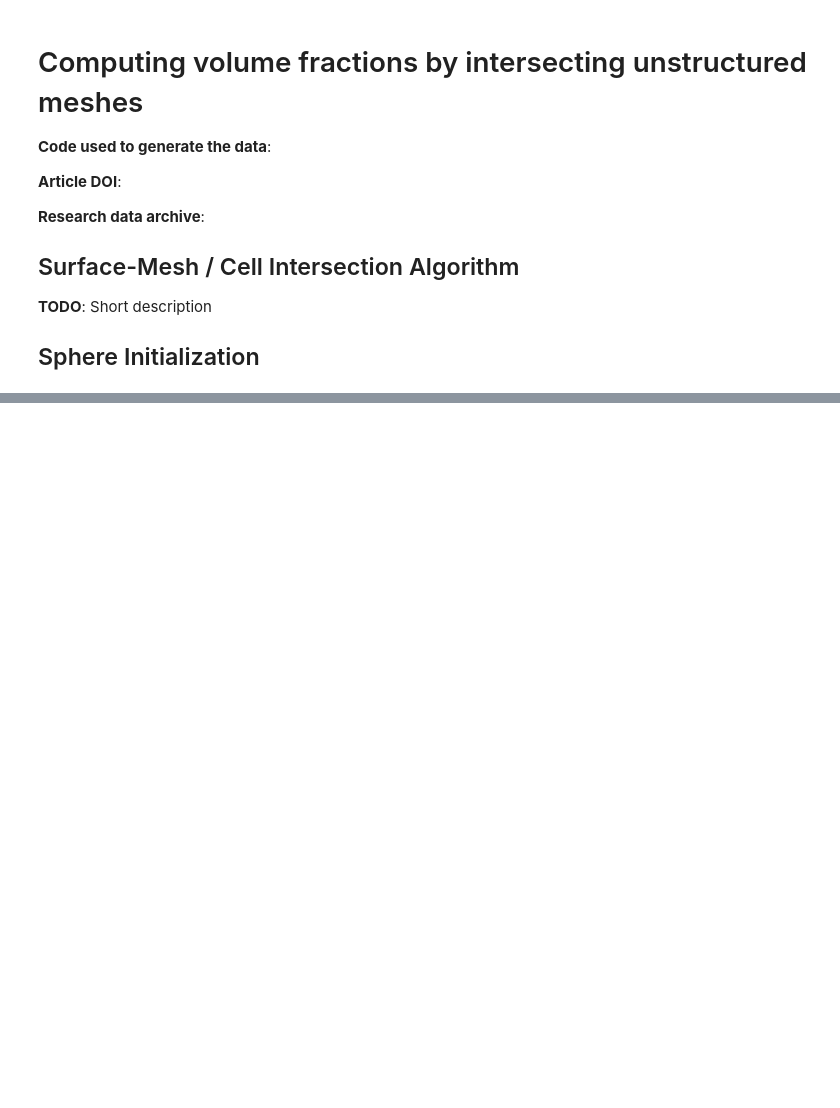
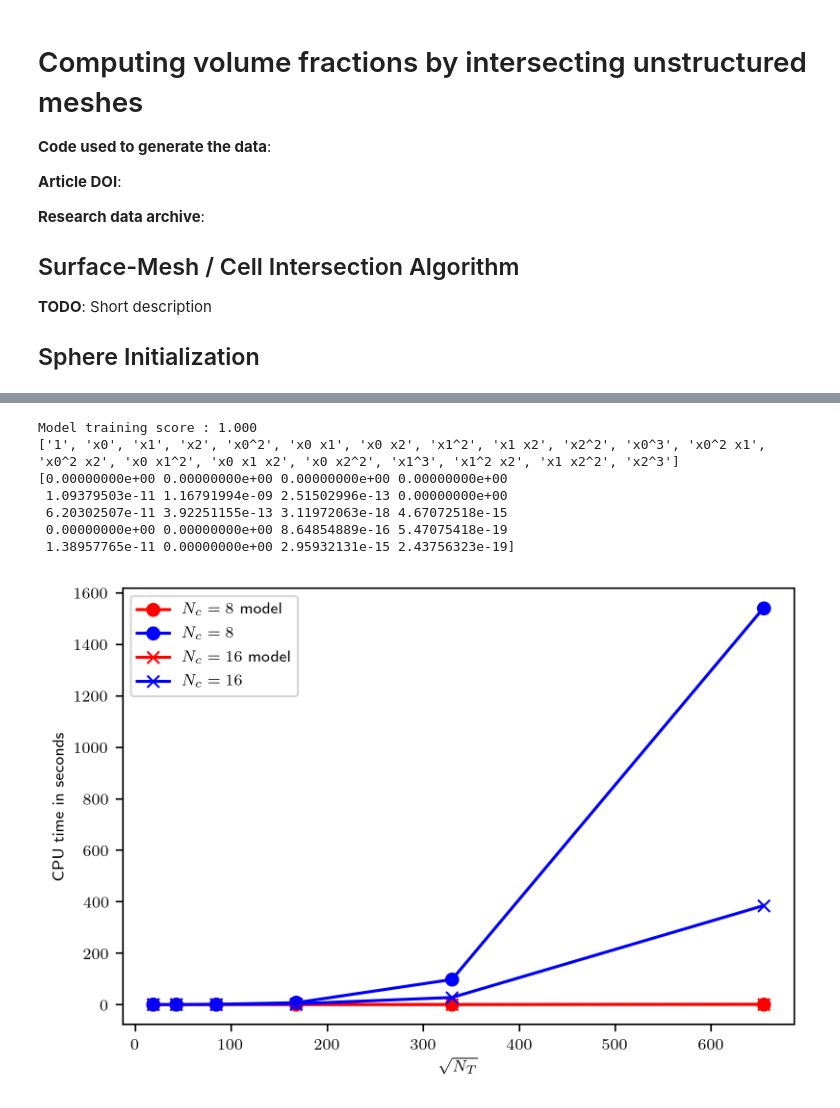
Before and after one commit to CRC-1194/argo, a Jupyter notebook: cases/3Dinit/geom-vof-init3D.ipynb, the cells around one changed output, grey strips where cells are left out. Saved outputs shown, nothing was run; the diff lists cells and outputs as text; code cells hidden in the pictures; blank space fills up the shorter version.

```diff
--- a/cases/3Dinit/geom-vof-init3D.ipynb
+++ b/cases/3Dinit/geom-vof-init3D.ipynb
@@ -38,0 +88,23 @@ plot_study("sphere", "blockMesh", alg_name="SMCI", exact_volume=sphere_volume, d
+# %%
+from sklearn.linear_model import Lasso
+
+lasso_pipe = Pipeline([('poly', PolynomialFeatures(degree=3)),
+                         ('lasso', Lasso(positive=True, normalize=False, max_iter=2000))])
+lasso = lasso_pipe.fit(x_data, y_data)
+print("Model training score : %.3f" % lasso.score(x_data, y_data))
+
+lasso_features = lasso_pipe['poly']
+print(lasso_features.get_feature_names())
+lasso_model = lasso_pipe['lasso']
+print(lasso_model.coef_)
+
+plot_cpu_model(sphere_data, x_labels, lasso)
+# %% [output]
+Model training score : 1.000
+['1', 'x0', 'x1', 'x2', 'x0^2', 'x0 x1', 'x0 x2', 'x1^2', 'x1 x2', 'x2^2', 'x0^3', 'x0^2 x1', 'x0^2 x2', 'x0 x1^2', 'x0 x1 x2', 'x0 x2^2', 'x1^3', 'x1^2 x2', 'x1 x2^2', 'x2^3']
+[0.00000000e+00 0.00000000e+00 0.00000000e+00 0.00000000e+00
+ 1.09379503e-11 1.16791994e-09 2.51502996e-13 0.00000000e+00
+ 6.20302507e-11 3.92251155e-13 3.11972063e-18 4.67072518e-15
+ 0.00000000e+00 0.00000000e+00 8.64854889e-16 5.47075418e-19
+ 1.38957765e-11 0.00000000e+00 2.95932131e-15 2.43756323e-19]
+[figure, added]
```
Also changed, not shown: parts of 5 cells of this notebook, 5 other files.
